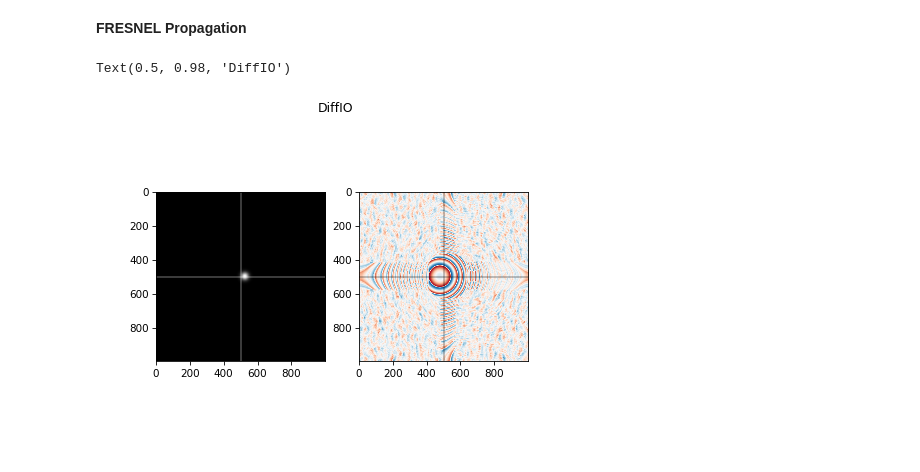
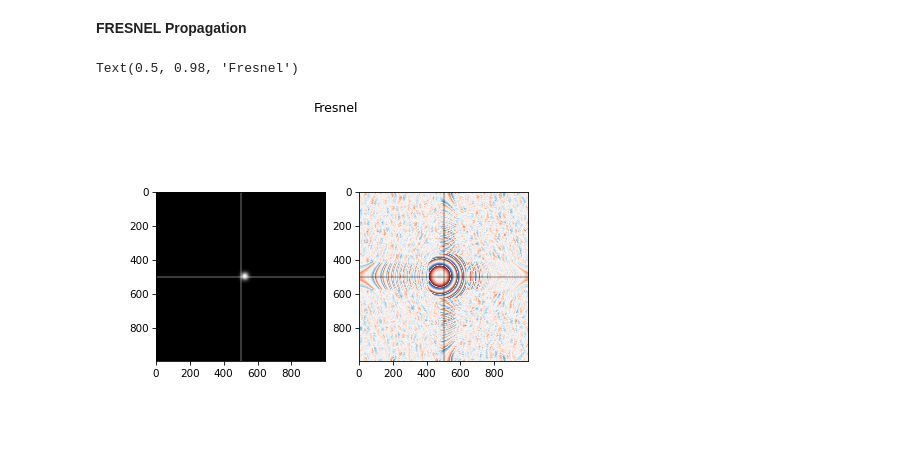
Before and after one commit to TemGym/TemGym, a Jupyter notebook: examples/gaussian_beam_examples/gaussian_beam_lens.ipynb, the cells around one changed output. Saved outputs shown, nothing was run; the diff lists cells and outputs as text; code cells hidden in the pictures.

```diff
--- a/examples/gaussian_beam_examples/gaussian_beam_lens.ipynb
+++ b/examples/gaussian_beam_examples/gaussian_beam_lens.ipynb
@@ -346,12 +341,12 @@ u3 = zero_phase(u3, size//2, size//2)
 # %%
 fig, (ax1, ax2) = plt.subplots(1, 2)
 ax1.imshow(np.abs(u3), cmap='gray')
 ax2.imshow(np.angle(u3),cmap='RdBu')
 ax1.axvline(size // 2, color='white', alpha=0.3)
 ax1.axhline(size // 2, color='white', alpha=0.3)
 ax2.axvline(size // 2, color='k', alpha=0.3)
 ax2.axhline(size // 2, color='k', alpha=0.3)
-fig.suptitle("DiffIO")
+fig.suptitle("Fresnel")
 # %% [output]
-Text(0.5, 0.98, 'DiffIO')
+Text(0.5, 0.98, 'Fresnel')
-[figure, old version]
+[figure, new version]
```
Also changed, not shown: parts of 8 cells of this notebook, 7 other files.
